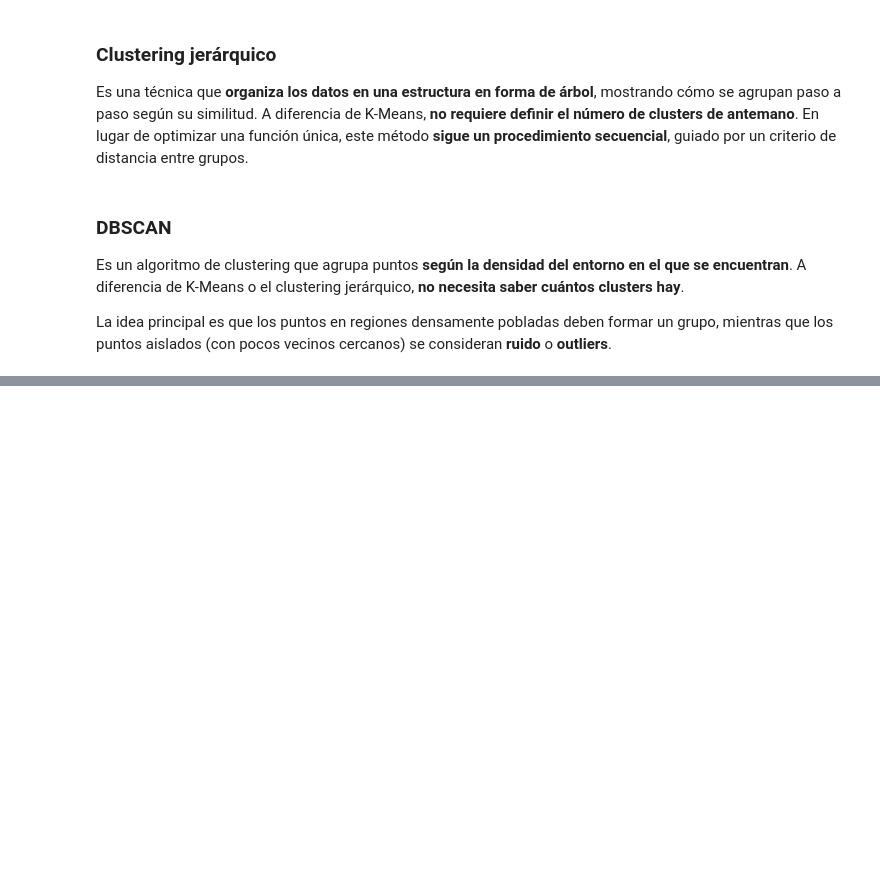
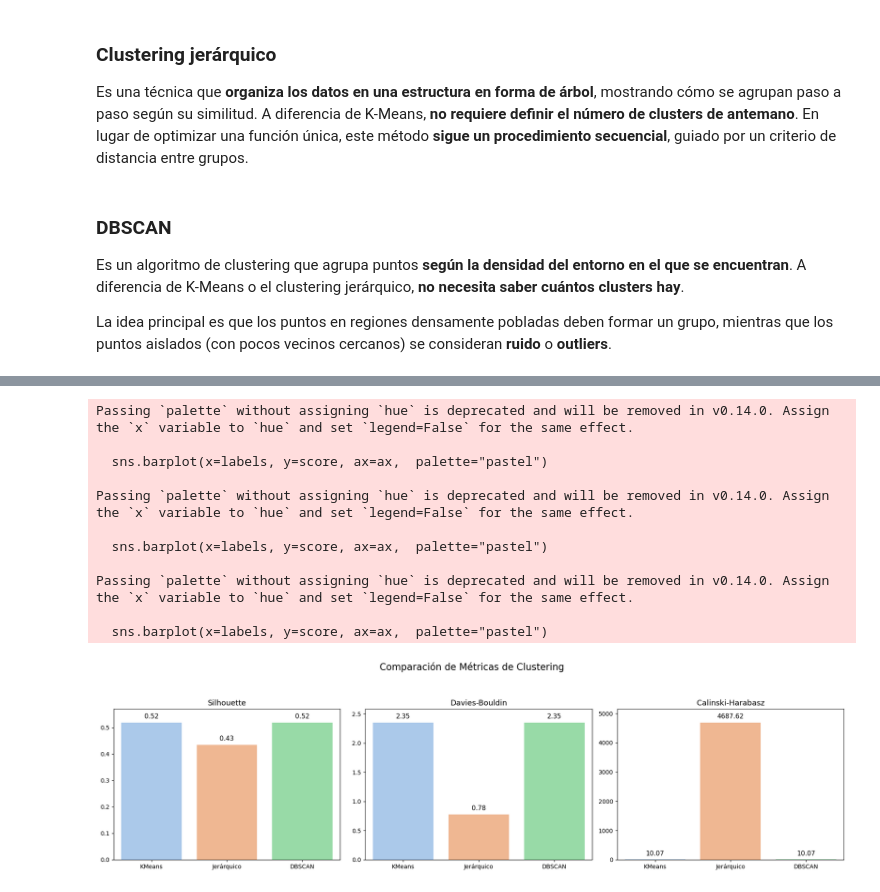
Before and after one commit to ctobar96/Latam_DataScience2024, a Jupyter notebook: Proyectos_MachineLearning/Desafio_SegmentaciónClientes/SegmentacionClientes.ipynb, the cells around one changed output, grey strips where cells are left out. Cells and saved outputs as stored; diff of their text form; code cells hidden in the pictures; blank space fills up the shorter version.

```diff
--- a/Proyectos_MachineLearning/Desafio_SegmentaciónClientes/SegmentacionClientes.ipynb
+++ b/Proyectos_MachineLearning/Desafio_SegmentaciónClientes/SegmentacionClientes.ipynb
@@ -384,9 +384,9 @@ hier = AgglomerativeClustering(n_clusters=3)
 labels_hier = hier.fit_predict(X_pca)
 
 # Métricas
-silhouette_kmeans = silhouette_score(X_pca, labels_hier)
-davies_kmeans = davies_bouldin_score(X_pca, labels_hier)
-calinski_kmeans = calinski_harabasz_score(X_pca, labels_hier)
+silhouette_hier = silhouette_score(X_pca, labels_hier)
+davies_hier = davies_bouldin_score(X_pca, labels_hier)
+calinski_hier = calinski_harabasz_score(X_pca, labels_hier)
 # %% [markdown]
 ### DBSCAN
 Es un algoritmo de clustering que agrupa puntos **según la densidad del entorno en el que se encuentran**. A diferencia de K-Means o el clustering jerárquico, **no necesita saber cuántos clusters hay**.
@@ -397,6 +397,6 @@ db = DBSCAN(eps= 0.5, min_samples= 5)
 label_dbscan= db.fit_predict(X_pca)
 
 # Métricas
-silhouette_kmeans = silhouette_score(X_pca, label_dbscan)
-davies_kmeans = davies_bouldin_score(X_pca, label_dbscan)
-calinski_kmeans = calinski_harabasz_score(X_pca, label_dbscan)
+silhouette_db = silhouette_score(X_pca, label_dbscan)
+davies_db = davies_bouldin_score(X_pca, label_dbscan)
+calinski_db = calinski_harabasz_score(X_pca, label_dbscan)
@@ -412,0 +429,47 @@ plt.title('KMeans')
+# %%
+import matplotlib.pyplot as plt
+import seaborn as sns
+
+def graficaComparativa(scores,
+                       metric_names=['Silhouette','Davies-Bouldin','Calinski-Harabasz'],
+                       labels=['KMeans','Jerárquico','DBSCAN']):
+    """
+    Dibuja 3 barplots con las 3 métricas de clustering.
+    - scores: lista de 3 listas, cada lista tiene 3 valores [KMeans, Hier, DBSCAN]
+    - metric_names: nombres para cada subplot
+    - labels: etiquetas de los algoritmos
+    """
+    fig, axes = plt.subplots(1, 3, figsize=(18, 5))
+    for ax, score, name in zip(axes, scores, metric_names):
+        sns.barplot(x=labels, y=score, ax=ax,  palette="pastel")
+        ax.set_title(name, fontsize=13)
+        ax.set_ylim(0, max(score) * 1.1)
+        for i, v in enumerate(score):
+            ax.text(i, v + max(score)*0.02, f"{v:.2f}",
+                    ha='center', va='bottom', fontsize=11)
+    plt.suptitle('Comparación de Métricas de Clustering', fontsize=16, y=1.02)
+    plt.tight_layout(rect=[0, 0, 1, 0.95])
+    plt.show()
+
+# Tus scores preparados:
+scores = [
+    [silhouette_kmeans, silhouette_hier, silhouette_db],
+    [davies_kmeans,    davies_hier,    davies_db],
+    [calinski_kmeans,  calinski_hier,  calinski_db]
+]
+
+# Una sola llamada:
+graficaComparativa(scores)
+# %% [output]
+Passing `palette` without assigning `hue` is deprecated and will be removed in v0.14.0. Assign the `x` variable to `hue` and set `legend=False` for the same effect.
+
+  sns.barplot(x=labels, y=score, ax=ax,  palette="pastel")
+
+Passing `palette` without assigning `hue` is deprecated and will be removed in v0.14.0. Assign the `x` variable to `hue` and set `legend=False` for the same effect.
+
+  sns.barplot(x=labels, y=score, ax=ax,  palette="pastel")
+
+Passing `palette` without assigning `hue` is deprecated and will be removed in v0.14.0. Assign the `x` variable to `hue` and set `legend=False` for the same effect.
+
+  sns.barplot(x=labels, y=score, ax=ax,  palette="pastel")
+[figure, added]
```
Also changed, not shown: parts of 3 cells of this notebook.
